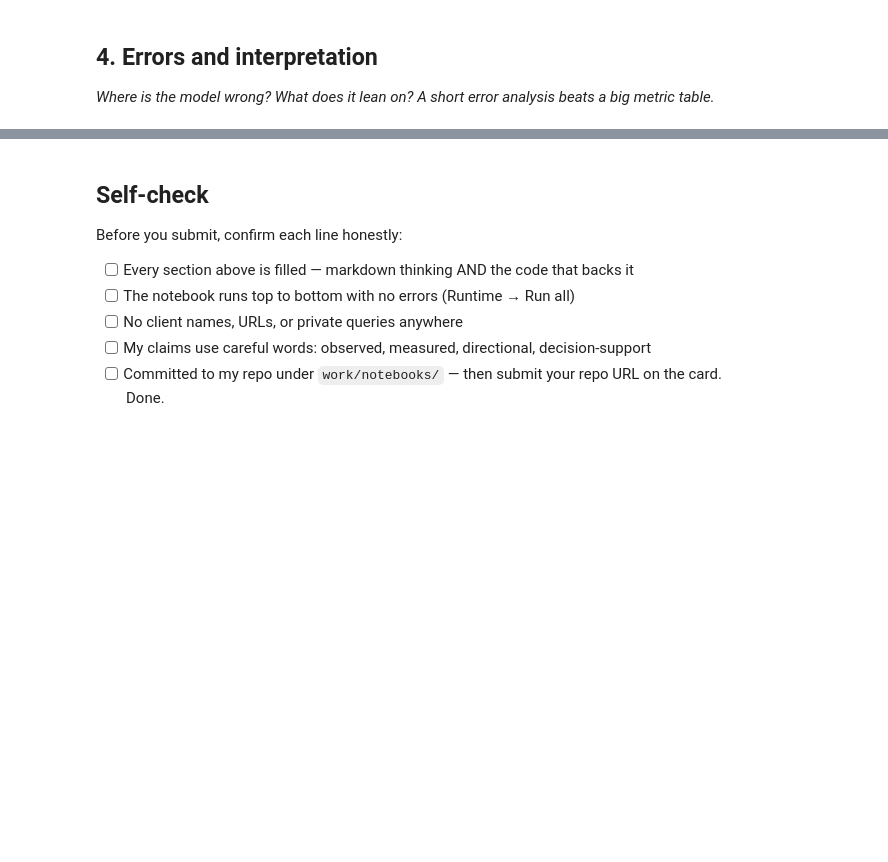
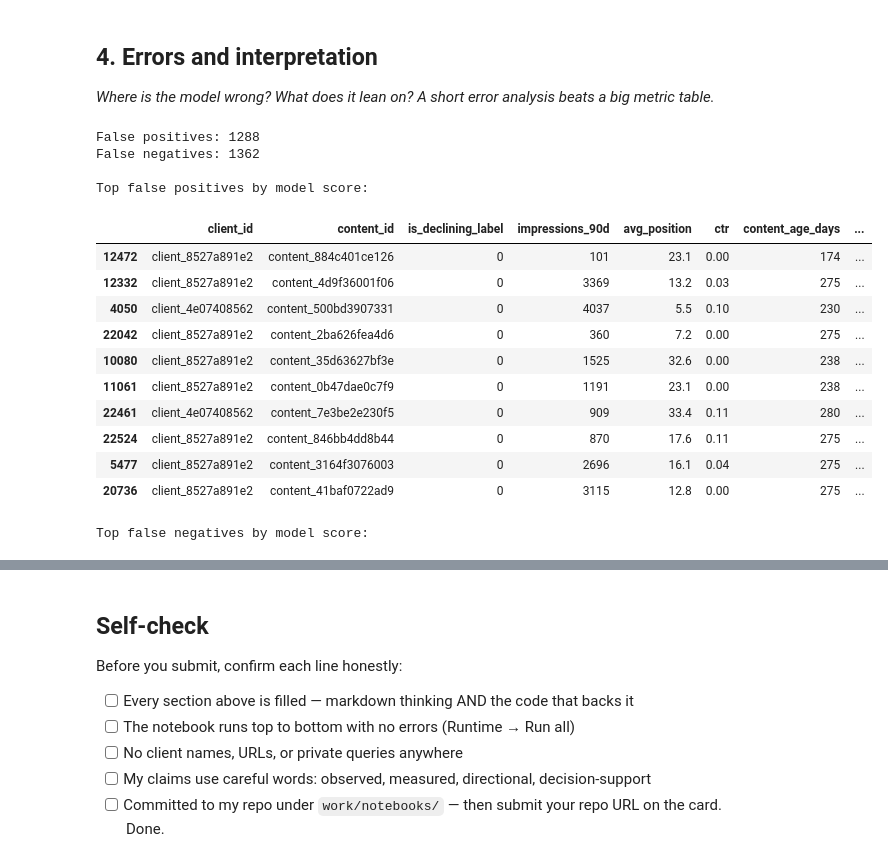
Before and after one commit to MuhammadAhmed196/flyrank-ml-internship, a Jupyter notebook: work/notebooks/w05_model.ipynb, the cells around one changed output, grey strips where cells are left out. Cells and saved outputs as stored; diff of their text form; code cells hidden in the pictures; blank space fills up the shorter version.

Commit message:
Complete Week 5 modeling assignment

```diff
--- a/work/notebooks/w05_model.ipynb
+++ b/work/notebooks/w05_model.ipynb
@@ -36,0 +325,70 @@ This skeleton is yours to fill. Work the sections **in order** — each one has
+# %%
+# ---------------------------------------------------------
+# ERROR ANALYSIS
+# ---------------------------------------------------------
+
+error_columns = [
+    "client_id",
+    "content_id",
+    target_column,
+    "impressions_90d",
+    "avg_position",
+    "ctr",
+    "content_age_days",
+    "days_since_last_update",
+    "word_count",
+    "search_volume"
+]
+
+error_analysis = test_data[error_columns].copy()
+
+error_analysis["model_score"] = model_scores
+error_analysis["model_prediction"] = model_predictions
+
+# False positives:
+# model predicted decline, but actual label is 0
+false_positives = error_analysis[
+    (error_analysis["model_prediction"] == 1) &
+    (error_analysis[target_column] == 0)
+].copy()
+
+# False negatives:
+# model predicted no decline, but actual label is 1
+false_negatives = error_analysis[
+    (error_analysis["model_prediction"] == 0) &
+    (error_analysis[target_column] == 1)
+].copy()
+
+print("False positives:", len(false_positives))
+print("False negatives:", len(false_negatives))
+
+print("\nTop false positives by model score:")
+display(
+    false_positives
+    .sort_values("model_score", ascending=False)
+    .head(10)
+)
+
+print("\nTop false negatives by model score:")
+display(
+    false_negatives
+    .sort_values("model_score", ascending=True)
+    .head(10)
+)
+# %% [output]
+False positives: 1288
+False negatives: 1362
+
+Top false positives by model score:
+|  | client_id | content_id | is_declining_label | impressions_90d | avg_position | ctr | content_age_days | ... |
+| 12472 | client_8527a891e2 | content_884c401ce126 | 0 | 101 | 23.1 | 0.00 | 174 | ... |
+| 12332 | client_8527a891e2 | content_4d9f36001f06 | 0 | 3369 | 13.2 | 0.03 | 275 | ... |
+| 4050 | client_4e07408562 | content_500bd3907331 | 0 | 4037 | 5.5 | 0.10 | 230 | ... |
+| 22042 | client_8527a891e2 | content_2ba626fea4d6 | 0 | 360 | 7.2 | 0.00 | 275 | ... |
+| 10080 | client_8527a891e2 | content_35d63627bf3e | 0 | 1525 | 32.6 | 0.00 | 238 | ... |
+| 11061 | client_8527a891e2 | content_0b47dae0c7f9 | 0 | 1191 | 23.1 | 0.00 | 238 | ... |
+| 22461 | client_4e07408562 | content_7e3be2e230f5 | 0 | 909 | 33.4 | 0.11 | 280 | ... |
+| 22524 | client_8527a891e2 | content_846bb4dd8b44 | 0 | 870 | 17.6 | 0.11 | 275 | ... |
+| 5477 | client_8527a891e2 | content_3164f3076003 | 0 | 2696 | 16.1 | 0.04 | 275 | ... |
+| 20736 | client_8527a891e2 | content_41baf0722ad9 | 0 | 3115 | 12.8 | 0.00 | 275 | ... |
+Top false negatives by model score:
```
Also changed, not shown: parts of 14 cells of this notebook.
